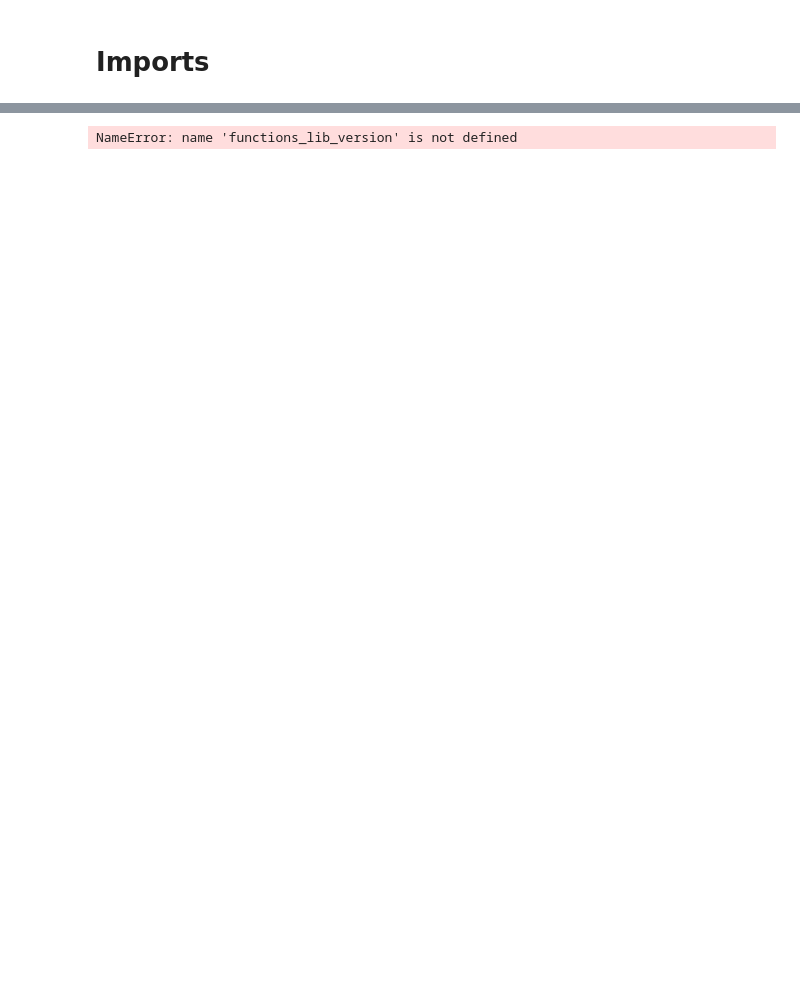
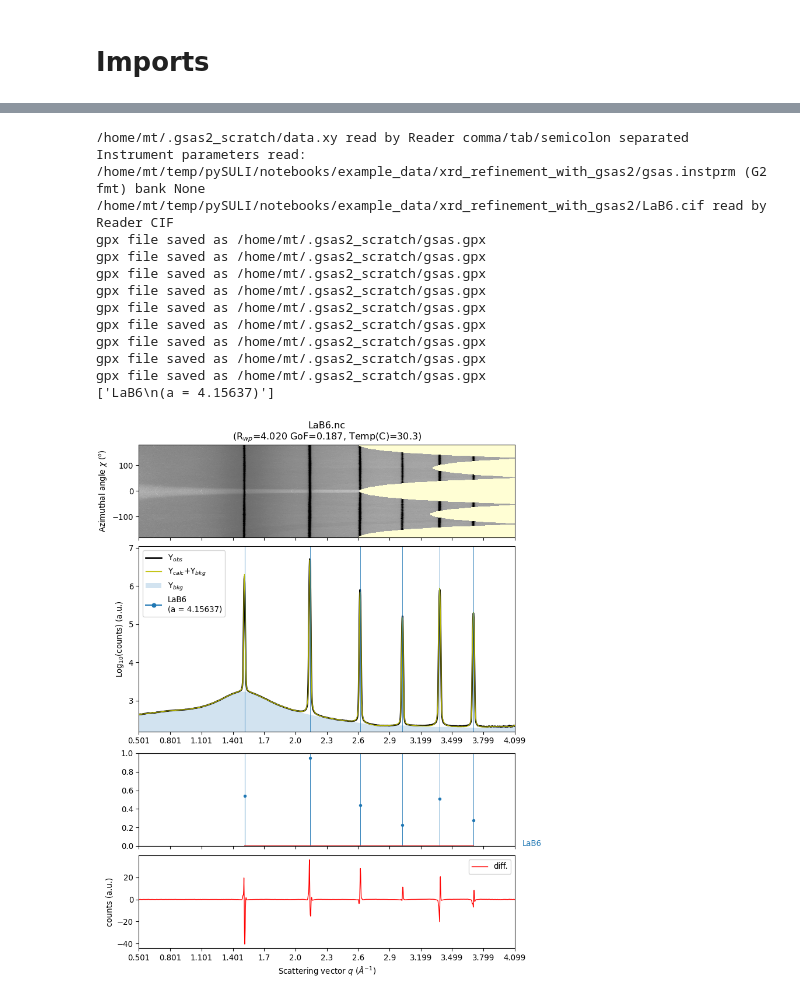
Before and after one commit to MehmetTopsakal/pySULI, a Jupyter notebook: notebooks/006_xrd_refinement_with_gsas2_lib_version.ipynb, the cells around one changed output, grey strips where cells are left out. Cells and saved outputs as stored; diff of their text form; code cells hidden in the pictures; blank space fills up the shorter version.

Commit message:
pysuli lib version is demonstrated

```diff
--- a/notebooks/006_xrd_refinement_with_gsas2_lib_version.ipynb
+++ b/notebooks/006_xrd_refinement_with_gsas2_lib_version.ipynb
@@ -84,16 +87,37 @@ with xr.open_dataset('Background.nc') as ds:
 # %%
 #Creating the refiner
 
+LaB6_refiner = Refiner(
+    nc_path = 'LaB6.nc',
+    phases = [{'cif_abs_path':'LaB6.cif','phase_name':'LaB6','scale':1},],
+    gsas2_scratch = pysuli_defaults['gsas2_scratch'],
+    instrument_parameters_file = 'gsas.instprm',
+    q_range = None,
+    da_input_bkg = da_input_bkg
+#NOTE: Refiner can create its own background if set to None. Try both to see changes in GoF and Rwp
+)
 
 
-first_refiner = Refiner(
-    nc_path = 'LaB6.nc',
-    phases = [{'cif_abs_path':'LaB6.cif','phase_name':'LaB6','scale':1},],
-    gsas2_scratch = None,
-    instrument_parameters_file = 'gsas.instprm',
-    q_range = None,
-    da_input_bkg = None
-#NOTE: Refiner can create its own background if set to None. Try both to see changes in GoF and Rwp
-)
+LaB6_refiner.refine_background(10)
+LaB6_refiner.refine_cell_params()
+LaB6_refiner.refine_strain_broadening()
+LaB6_refiner.refine_size_broadening()
+LaB6_refiner.refine_background(20)
+LaB6_refiner.refine_inst_parameters()
+LaB6_refiner.save_refinement()
+LaB6_refiner.plot_refinement_results()
 # %% [output]
-NameError: name 'functions_lib_version' is not defined
+/home/mt/.gsas2_scratch/data.xy read by Reader comma/tab/semicolon separated
+Instrument parameters read: /home/mt/temp/pySULI/notebooks/example_data/xrd_refinement_with_gsas2/gsas.instprm (G2 fmt) bank None
+/home/mt/temp/pySULI/notebooks/example_data/xrd_refinement_with_gsas2/LaB6.cif read by Reader CIF
+gpx file saved as /home/mt/.gsas2_scratch/gsas.gpx
+gpx file saved as /home/mt/.gsas2_scratch/gsas.gpx
+gpx file saved as /home/mt/.gsas2_scratch/gsas.gpx
+gpx file saved as /home/mt/.gsas2_scratch/gsas.gpx
+gpx file saved as /home/mt/.gsas2_scratch/gsas.gpx
+gpx file saved as /home/mt/.gsas2_scratch/gsas.gpx
+gpx file saved as /home/mt/.gsas2_scratch/gsas.gpx
+gpx file saved as /home/mt/.gsas2_scratch/gsas.gpx
+gpx file saved as /home/mt/.gsas2_scratch/gsas.gpx
+['LaB6\n(a = 4.15637)']
+[figure, added]
```
Also changed, not shown: parts of 7 cells of this notebook, 11 other files.
